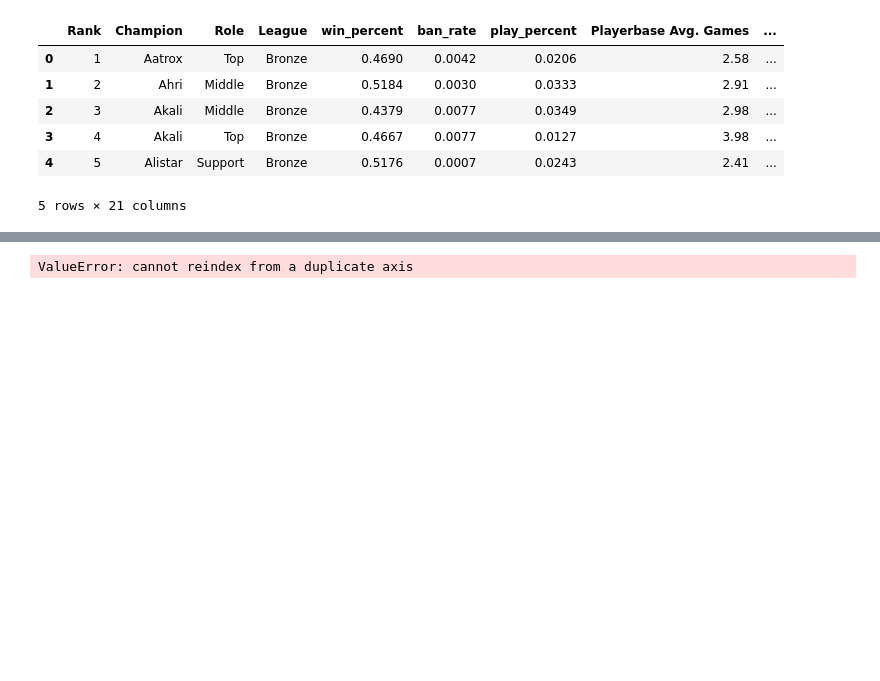
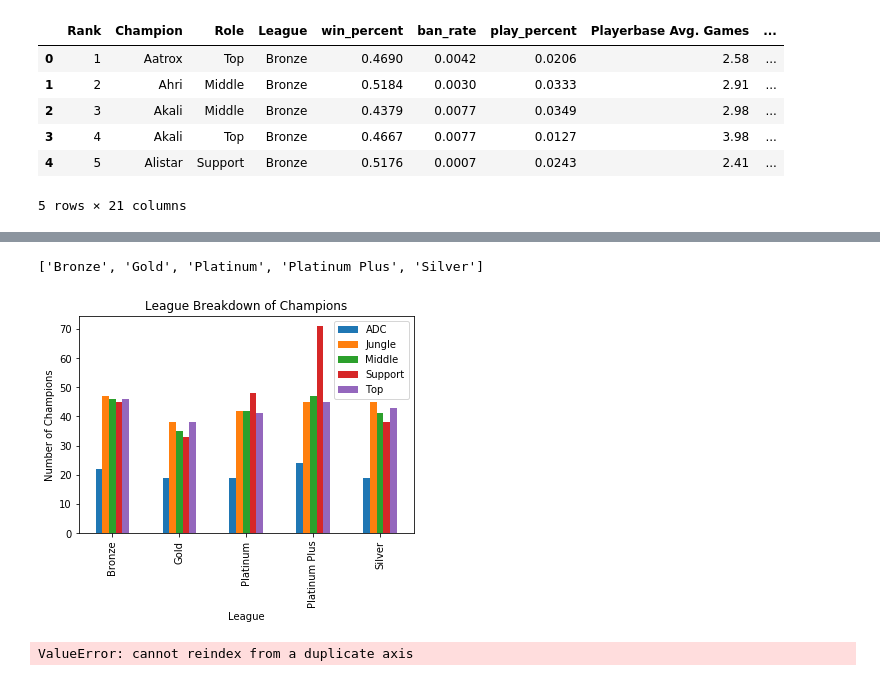
Before and after one commit to CodeReber/lol_champions, a Jupyter notebook: lms_lol.ipynb, the cells around one changed output, grey strips where cells are left out. Saved outputs shown, nothing was run; the diff lists cells and outputs as text; code cells hidden in the pictures; blank space fills up the shorter version.

```diff
--- a/lms_lol.ipynb
+++ b/lms_lol.ipynb
@@ -209,0 +254,15 @@ bronze = league_df.loc[league_df["League"]=="Bronze"]
+# %%
+roles = df2.groupby(["League", "Role"]).count()["Rank"].reset_index()
+leagues = df2['League'].unique().tolist()
+champion = df2['Champion'].unique().tolist()
+# %% [output]
+['Bronze', 'Gold', 'Platinum', 'Platinum Plus', 'Silver']
+# %%
+#Create a graph that shows the number of Champions per Role with League as the X axis
+role_chart = df2.groupby(["League", "Role"]).count()["Rank"].unstack().plot(kind = "bar")
+role_chart.set_ylabel("Number of Champions")
+plt.title("League Breakdown of Champions")
+plt.legend(loc="best")
+plt.show()
+# %% [output]
+[figure, added]
```
Also changed, not shown: parts of 6 cells of this notebook.
